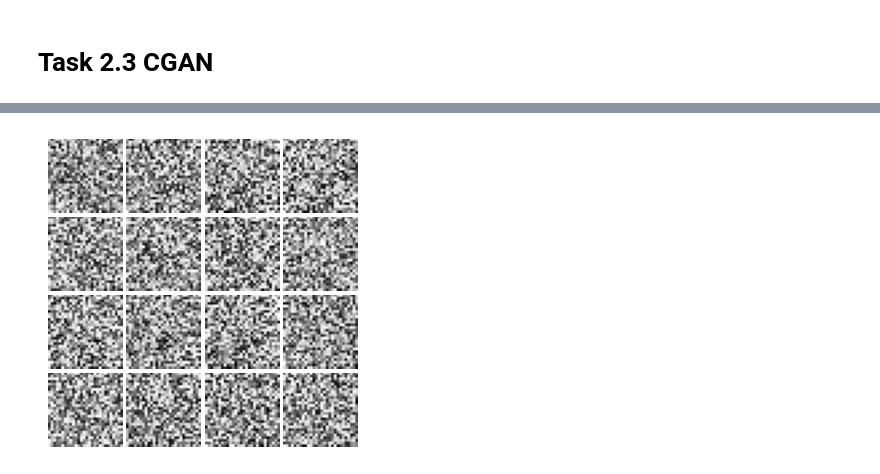
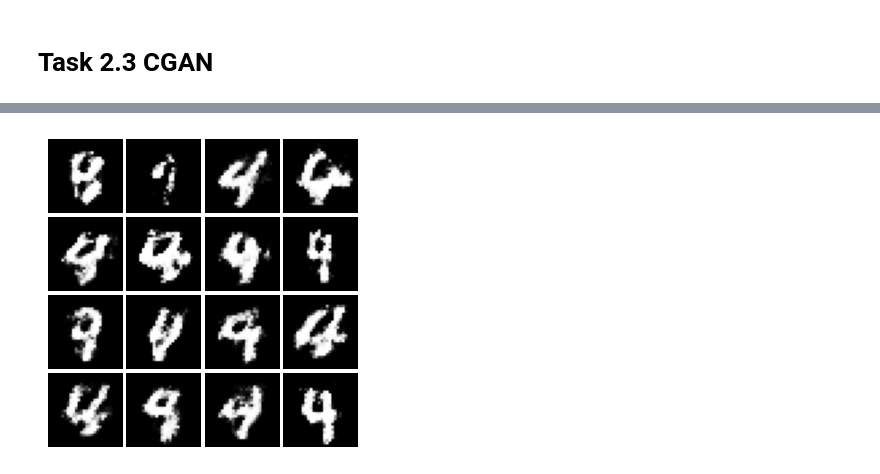
Before and after one commit to Boyinglby/ADL_lab, a Jupyter notebook: DL_lab2.ipynb, the cells around one changed output, grey strips where cells are left out. Drawn from its saved outputs; the diff is of its cells as text; code cells hidden in the pictures.

Commit message:
Updated CGAN

```diff
--- a/DL_lab2.ipynb
+++ b/DL_lab2.ipynb
@@ -234,3 +271,0 @@ params = G_params + D_params
-# %%
-for i in params:
-  print(i.shape)
@@ -246,8 +272,7 @@ torch.Size([1])
 # %%
 to_onehot = nn.Embedding(10, 10)
-to_onehot.weight.data = torch.eye(10)
 
-def train_CGAN(train_loader, loss_function, G_c, D_c, epoch):
+def train_CGAN(train_loader, loss_function, G_c, D_c, num_epochs):
 
   for epoch in range(num_epochs):
     D_losses = 0
@@ -266,7 +291,8 @@ def train_CGAN(train_loader, loss_function, G_c, D_c, epoch):
 
       # Dicriminator forward-loss-backward-update
       c = to_onehot(c)
-
+      # c = Variable(torch.from_numpy(c))
+      # D_solver.zero_grad()
       G_sample = G_c(z, c)
       D_real = D_c(X, c)
       D_fake = D_c(G_sample, c)
@@ -275,19 +301,21 @@ def train_CGAN(train_loader, loss_function, G_c, D_c, epoch):
       D_loss_fake = loss_function(D_fake, zeros_label)
       D_loss = D_loss_real + D_loss_fake
 
-      D_loss.backward()
+      D_loss.backward(retain_graph=True)
       D_solver.step()
 
       # Housekeeping - reset gradient
       reset_grad()
 
+
       # Generator forward-loss-backward-update
+      # G_solver.zero_grad()
+
       z = Variable(torch.randn(mini_batch, Z_dim))
-      G_sample = G_c(z,c)
-      D_fake = D_c(G_sample,c)
+      G_sample = G_c(z, c)
+      D_fake = D_c(G_sample, c)
 
       G_loss = loss_function(D_fake, ones_label)
-
       G_loss.backward()
       G_solver.step()
 
@@ -311,7 +352,9 @@ def train_CGAN(train_loader, loss_function, G_c, D_c, epoch):
 # %%
-num_epochs = 10
+num_epochs = 20
 
 D_avg_losses = []
 G_avg_losses = []
+# loss_function = nn.CrossEntropyLoss()
+loss_function = nn.BCELoss()
 train_CGAN(train_loader, loss_function, G_c, D_c, num_epochs)
 # %% [output]
@@ -318,0 +381,7 @@ RuntimeError: Trying to backward through the graph a second time (or directly ac
+# %%
+# generate digit use generator
+digit = 4
+z = Variable(torch.randn(32, Z_dim))
+c = np.ones(shape=[32,], dtype='long')
+c = digit*c
+c = to_onehot(torch.tensor(c))
@@ -319,20 +390,16 @@ RuntimeError: Trying to backward through the graph a second time (or directly ac
 # %%
-z = Variable(torch.randn(32, Z_dim))
-c = np.zeros(shape=[32, 1], dtype='float32')
-c[:] = 0.
-c = Variable(torch.from_numpy(c))
-samples = G_c(z,c).data.numpy()[:16]
+# plot generated digit
 
 fig = plt.figure(figsize=(4, 4))
 gs = gridspec.GridSpec(4, 4)
 gs.update(wspace=0.05, hspace=0.05)
 
 for i, sample in enumerate(samples):
   ax = plt.subplot(gs[i])
   plt.axis('off')
   ax.set_xticklabels([])
   ax.set_yticklabels([])
   ax.set_aspect('equal')
   plt.imshow(sample.reshape(28, 28), cmap='Greys_r')
 # %% [output]
-[figure, old version]
+[figure, new version]
```
Also changed, not shown: parts of 10 cells of this notebook.
